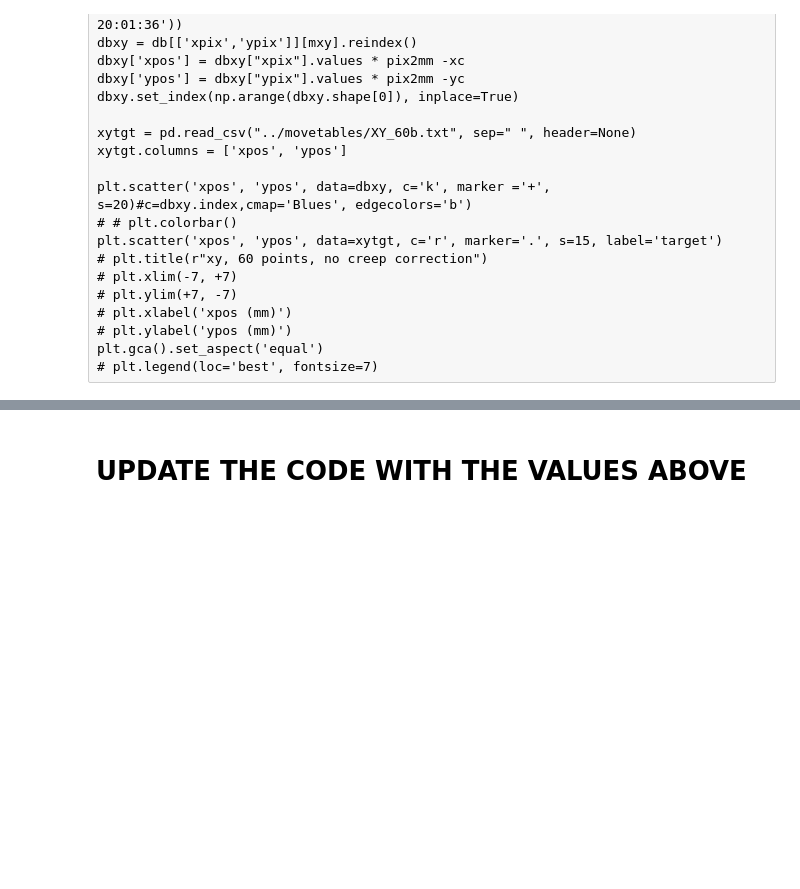
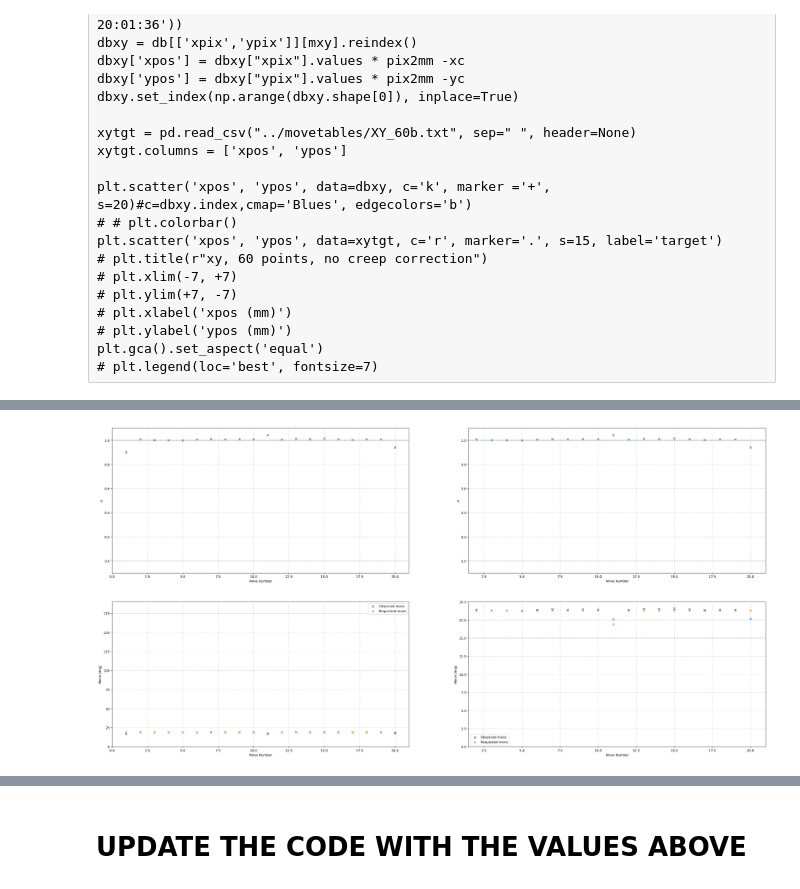
Before and after one commit to SSantosLab/DESI-QA, a Jupyter notebook: calib/Report-sean.ipynb, the cells around one changed output, grey strips where cells are left out. Saved outputs shown, nothing was run; the diff lists cells and outputs as text; code cells hidden in the pictures; blank space fills up the shorter version.

```diff
--- a/calib/Report-sean.ipynb
+++ b/calib/Report-sean.ipynb
@@ -748,0 +792,47 @@ xc/pix2mm, yc/pix2mm
+# %%
+fig,axs = plt.subplots(2,2,figsize=[36,18])
+
+axs[0][0].set_ylim(-0.1,1.1)
+axs[0][0].grid(linestyle='--',linewidth=0.5)
+axs[0][0].hlines(0,-1,len(alpha_arr)+1,linestyle='--',colors='grey')
+axs[0][0].hlines(1,-1,len(alpha_arr)+1,linestyle='--',colors='grey')
+axs[0][0].set_xlim(0,len(alpha_arr)+1)
+axs[0][0].set_xlabel("Move Number")
+axs[0][0].set_ylabel(r"$\alpha$")
+axs[0][0].scatter(np.linspace(1,len(alpha_arr),num=len(alpha_arr)), alpha_arr,marker='x')
+
+axs[1][0].set_ylim(0,190)
+axs[1][0].grid(linestyle='--',linewidth=0.5)
+# axs[1].hlines(0,-1,len(req_arr)+1,linestyle='--',colors='grey')
+# axs[1].hlines(1,-1,len(req_arr)+1,linestyle='--',colors='grey')
+axs[1][0].set_xlim(0,len(req_arr)+1)
+axs[1][0].set_xlabel("Move Number")
+axs[1][0].set_ylabel(r"Move $[\deg]$")
+axs[1][0].scatter(np.linspace(1,len(obs_arr),num=len(obs_arr)), obs_arr,label="Observed move",marker='x')
+axs[1][0].scatter(np.linspace(1,len(req_arr),num=len(req_arr)), req_arr,label="Requested move",marker='x')
+axs[1][0].legend()
+
+axs[0][1].set_ylim(-0.1,1.1)
+axs[0][1].grid(linestyle='--',linewidth=0.5)
+axs[0][1].hlines(0,-1,len(alpha_arr)+1,linestyle='--',colors='grey')
+axs[0][1].hlines(1,-1,len(alpha_arr)+1,linestyle='--',colors='grey')
+axs[0][1].set_xlim(1.5,len(alpha_arr)+1)
+axs[0][1].set_xlabel("Move Number")
+axs[0][1].set_ylabel(r"$\alpha$")
+axs[0][1].scatter(np.linspace(1,len(alpha_arr),num=len(alpha_arr)), alpha_arr,marker='x')
+
+axs[1][1].set_ylim(0,20)
+axs[1][1].grid(linestyle='--',linewidth=0.5)
+axs[1][1].hlines(15,-1,len(req_arr)+1,linestyle='--',colors='grey')
+axs[1][1].set_xlim(1.5,len(req_arr)+1)
+axs[1][1].set_xlabel("Move Number")
+axs[1][1].set_ylabel(r"Move $[\deg]$")
+axs[1][1].scatter(np.linspace(1,len(obs_arr),num=len(obs_arr)), obs_arr,label="Observed move",marker='x')
+axs[1][1].scatter(np.linspace(1,len(req_arr),num=len(req_arr)), req_arr,label="Requested move",marker='x')
+axs[1][1].legend()
+
+plt.savefig('/home/msdos/DESI-QA/output/figures/LinPhiTests/MoveTestJun20.jpg',dpi=180)
+
+plt.show()
+# %% [output]
+[figure, added]
```
Also changed, not shown: parts of 21 cells of this notebook, 18 other files.
